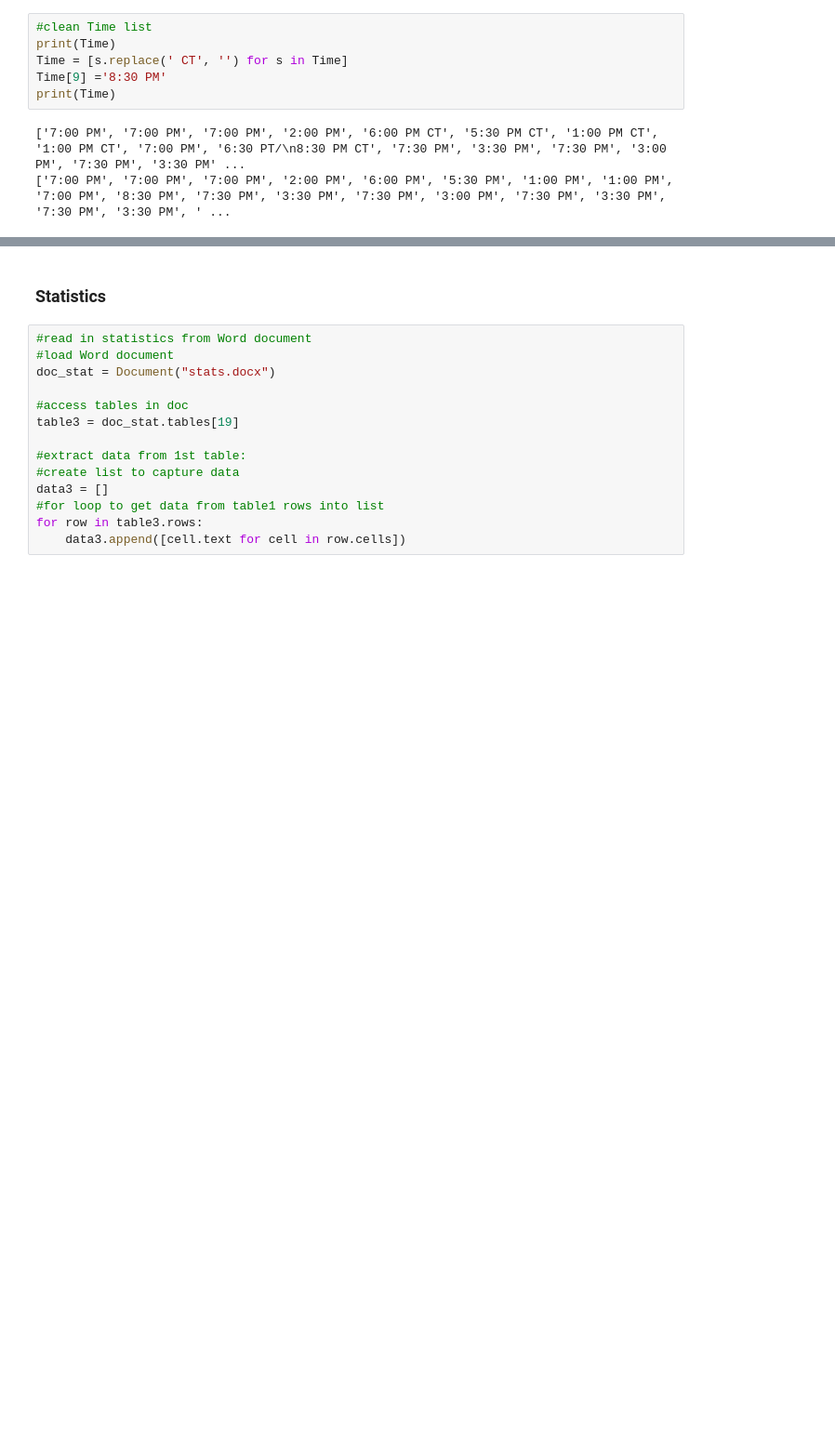
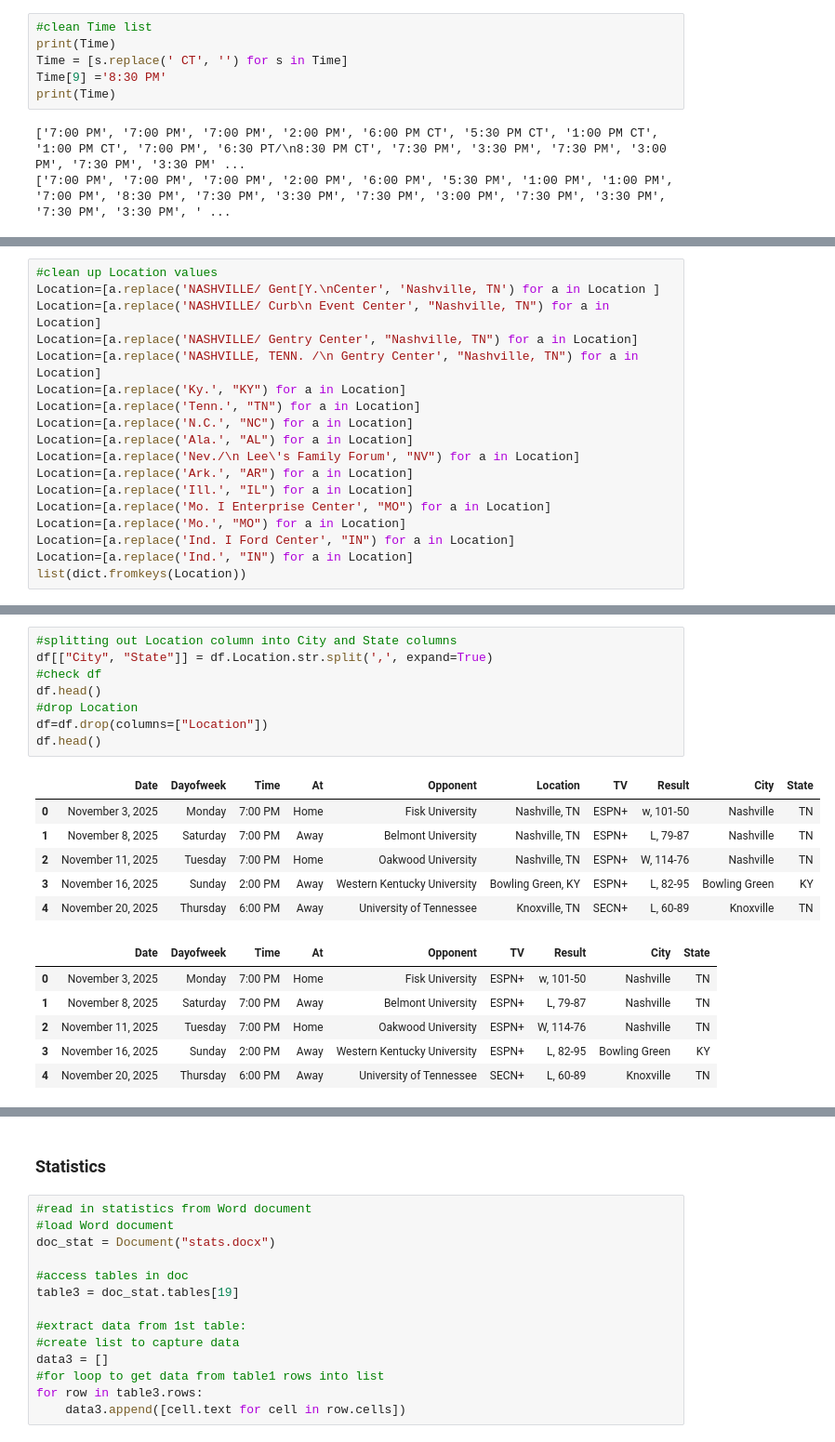
Before and after one commit to e-harrell/TSUBasketball, a Jupyter notebook: initial code.ipynb, the cells around one changed output, grey strips where cells are left out. Shown at 93% size. Saved outputs shown, nothing was run; the diff lists cells and outputs as text; blank space fills up the shorter version.

```diff
--- a/initial code.ipynb
+++ b/initial code.ipynb
@@ -280,0 +339,18 @@ print(Location)
+# %%
+#clean up Location values
+Location=[a.replace('NASHVILLE/ Gent[Y.\nCenter', 'Nashville, TN') for a in Location ]
+Location=[a.replace('NASHVILLE/ Curb\n Event Center', "Nashville, TN") for a in Location]
+Location=[a.replace('NASHVILLE/ Gentry Center', "Nashville, TN") for a in Location]
+Location=[a.replace('NASHVILLE, TENN. /\n Gentry Center', "Nashville, TN") for a in Location]
+Location=[a.replace('Ky.', "KY") for a in Location]
+Location=[a.replace('Tenn.', "TN") for a in Location]
+Location=[a.replace('N.C.', "NC") for a in Location]
+Location=[a.replace('Ala.', "AL") for a in Location]
+Location=[a.replace('Nev./\n Lee\'s Family Forum', "NV") for a in Location]
+Location=[a.replace('Ark.', "AR") for a in Location]
+Location=[a.replace('Ill.', "IL") for a in Location]
+Location=[a.replace('Mo. I Enterprise Center', "MO") for a in Location]
+Location=[a.replace('Mo.', "MO") for a in Location]
+Location=[a.replace('Ind. I Ford Center', "IN") for a in Location]
+Location=[a.replace('Ind.', "IN") for a in Location]
+list(dict.fromkeys(Location))
@@ -312,0 +513,21 @@ df.head()
+# %%
+#splitting out Location column into City and State columns
+df[["City", "State"]] = df.Location.str.split(',', expand=True)
+#check df
+df.head()
+#drop Location
+df=df.drop(columns=["Location"])
+df.head()
+# %% [output]
+|  | Date | Dayofweek | Time | At | Opponent | Location | TV | Result | City | State |
+| 0 | November 3, 2025 | Monday | 7:00 PM | Home | Fisk University | Nashville, TN | ESPN+ | w, 101-50 | Nashville | TN |
+| 1 | November 8, 2025 | Saturday | 7:00 PM | Away | Belmont University | Nashville, TN | ESPN+ | L, 79-87 | Nashville | TN |
+| 2 | November 11, 2025 | Tuesday | 7:00 PM | Home | Oakwood University | Nashville, TN | ESPN+ | W, 114-76 | Nashville | TN |
+| 3 | November 16, 2025 | Sunday | 2:00 PM | Away | Western Kentucky University | Bowling Green, KY | ESPN+ | L, 82-95 | Bowling Green | KY |
+| 4 | November 20, 2025 | Thursday | 6:00 PM | Away | University of Tennessee | Knoxville, TN | SECN+ | L, 60-89 | Knoxville | TN |
+|  | Date | Dayofweek | Time | At | Opponent | TV | Result | City | State |
+| 0 | November 3, 2025 | Monday | 7:00 PM | Home | Fisk University | ESPN+ | w, 101-50 | Nashville | TN |
+| 1 | November 8, 2025 | Saturday | 7:00 PM | Away | Belmont University | ESPN+ | L, 79-87 | Nashville | TN |
+| 2 | November 11, 2025 | Tuesday | 7:00 PM | Home | Oakwood University | ESPN+ | W, 114-76 | Nashville | TN |
+| 3 | November 16, 2025 | Sunday | 2:00 PM | Away | Western Kentucky University | ESPN+ | L, 82-95 | Bowling Green | KY |
+| 4 | November 20, 2025 | Thursday | 6:00 PM | Away | University of Tennessee | SECN+ | L, 60-89 | Knoxville | TN |
```
Also changed, not shown: parts of 20 cells of this notebook.
